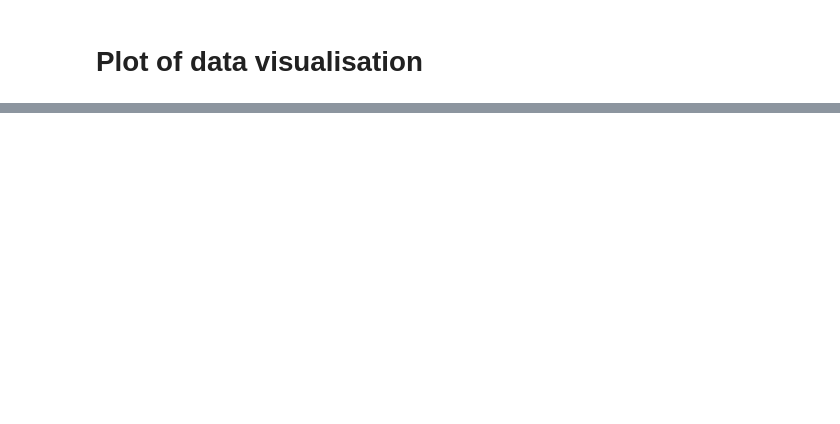
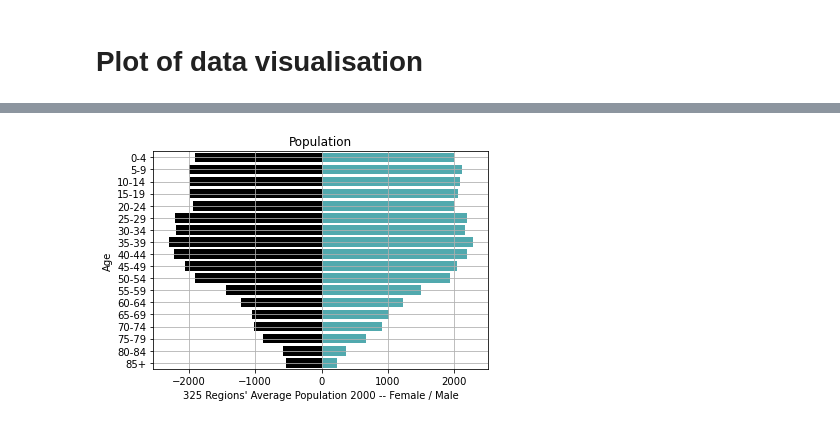
Before and after one commit to RelaxZhang/Data-Science-Project, a Jupyter notebook: Code/dataplot.ipynb, the cells around one changed output, grey strips where cells are left out. Cells and saved outputs as stored; diff of their text form; code cells hidden in the pictures; blank space fills up the shorter version.

```diff
--- a/Code/dataplot.ipynb
+++ b/Code/dataplot.ipynb
@@ -29,0 +50,51 @@ plt.grid()
+# %%
+import pandas as pd
+import matplotlib.pyplot as plt
+import seaborn as sns
+
+pop_ts_data = pd.read_csv("../Data/ts_1000.csv")
+popts_2000 = pop_ts_data.iloc[0:12026]["2000"]
+
+range_start = 0
+range_end = 37
+avg_list = []
+
+for i in range(325):
+    avg_list.append(pop_ts_data.iloc[range_start:range_end]["2000"].tolist())
+    range_start += 37
+    range_end += 37
+
+Age_sex = ['m0-4','m5-9','m10-14','m15-19','m20-24','m25-29','m30-34','m35-39','m40-44','m45-49','m50-54','m55-59','m60-64','m65-69','m70-74','m75-79','m80-84','m85+', 'f0-4','f5-9','f10-14','f15-19','f20-24','f25-29','f30-34','f35-39','f40-44','f45-49','f50-54','f55-59','f60-64','f65-69','f70-74','f75-79','f80-84','f85+', 'total']
+age_count_dict = {}
+for i in range(325):
+    for j in range(len(Age_sex)):
+        if Age_sex[j] not in age_count_dict:
+            age_count_dict[Age_sex[j]] = avg_list[i][j]
+        else:
+            age_count_dict[Age_sex[j]] += avg_list[i][j]
+
+age_count_avg_dict = {}
+for i in age_count_dict:
+    age_count_avg_dict[i] = age_count_dict[i] / 325
+
+pyramid_2000_avg = []
+for i in age_count_avg_dict:
+    if (i != "total"):
+        if ("f" in i):
+            pyramid_2000_avg.append(-age_count_avg_dict[i])
+        else:
+            pyramid_2000_avg.append(age_count_avg_dict[i])
+
+dataframe_ts = pd.DataFrame(Age)
+dataframe_ts.columns = ["Age"]
+dataframe_ts["Male"] = pyramid_2000_avg[0:18]
+dataframe_ts["Female"] = pyramid_2000_avg[18:37]
+
+# Plot pyramid plots for visulising data and observe data sparsity of specific hierachical group
+ax1 = sns.barplot(x='Female', y='Age', data=dataframe_ts, order=Age, color = "#000000")
+ax2 = sns.barplot(x='Male', y='Age', data=dataframe_ts, order=Age, color = "#42b7bd")
+plt.title("Population")
+plt.xlabel("325 Regions' Average Population 2000 -- Female / Male")
+plt.grid()
+# %% [output]
+[figure, added]
```
Also changed, not shown: parts of 2 cells of this notebook, 1 other file.
